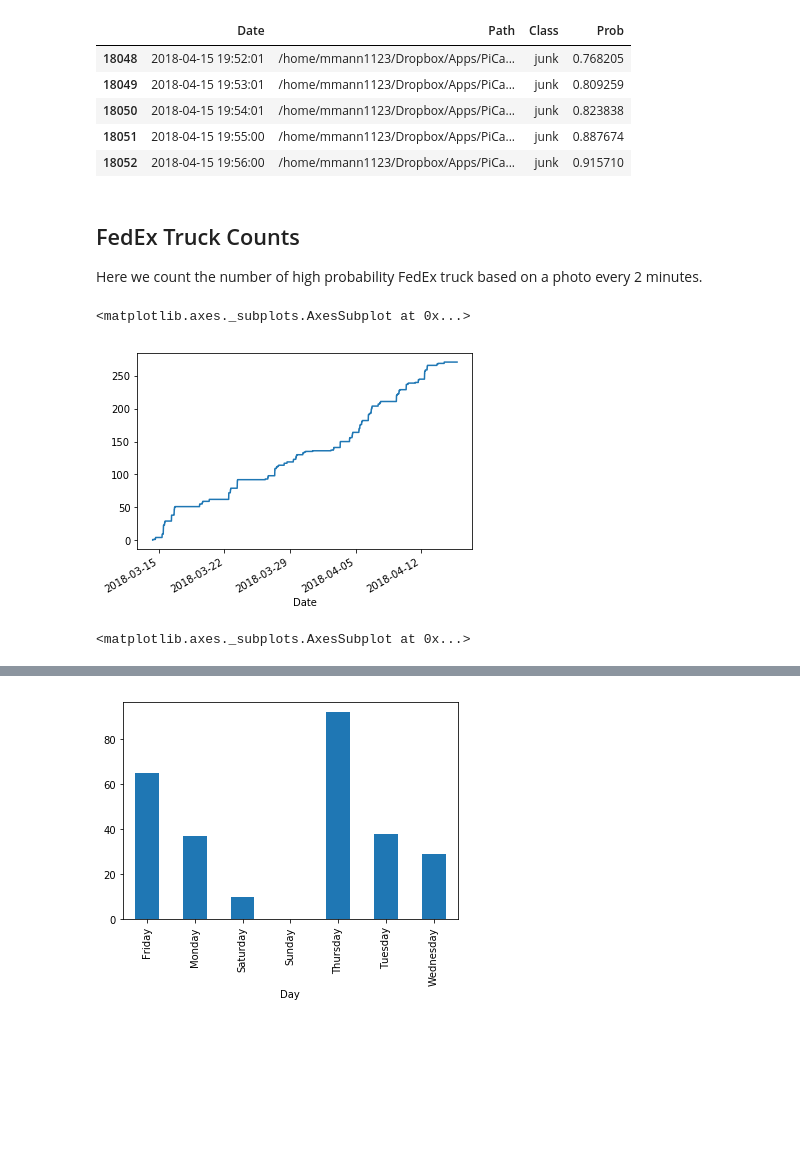
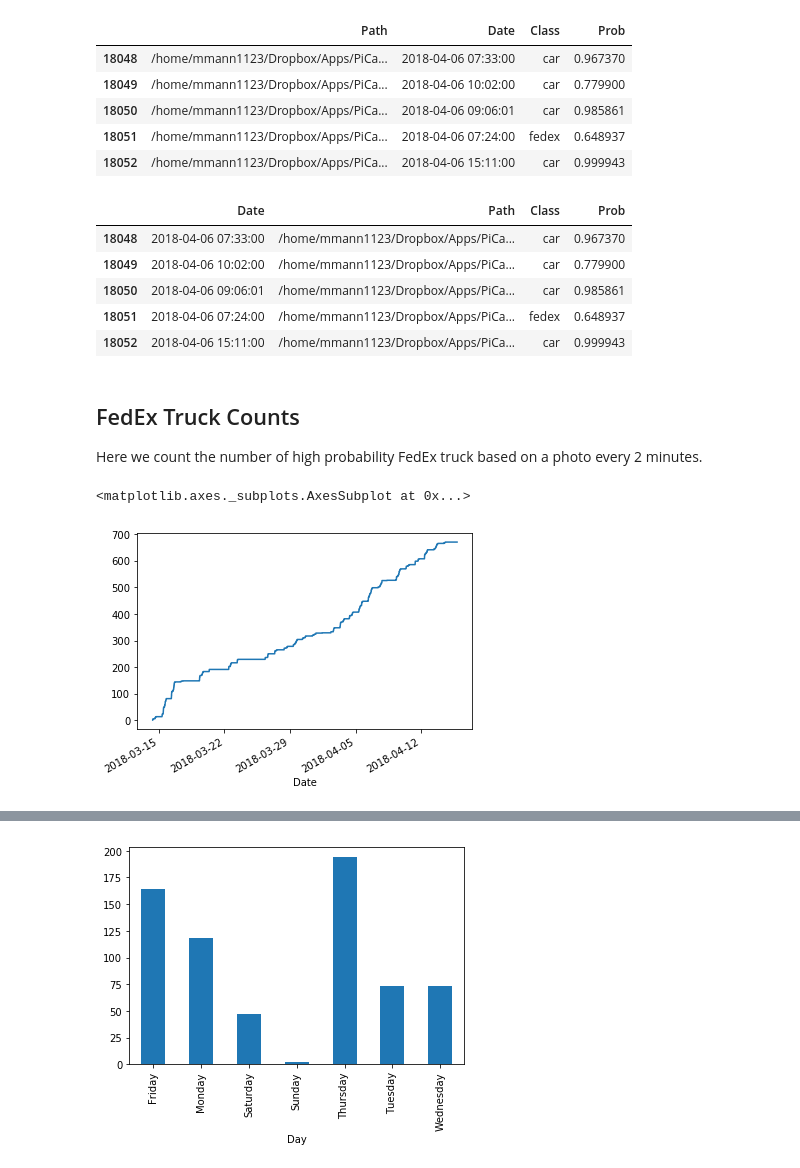
Before and after one commit to mmann1123/PiCameraClassifier, a Jupyter notebook: Plot_Classification_Timeseries.ipynb, the cells around one changed output, grey strips where cells are left out. Cells and saved outputs as stored; diff of their text form; code cells hidden in the pictures; blank space fills up the shorter version.

```diff
--- a/Plot_Classification_Timeseries.ipynb
+++ b/Plot_Classification_Timeseries.ipynb
@@ -120,16 +87,25 @@ df.to_csv('./predicted_labels.csv')
+# %%
+df.tail()
+# %% [output]
+|  | Path | Date | Class | Prob |
+| 18048 | /home/mmann1123/Dropbox/Apps/PiCa... | 2018-04-06 07:33:00 | car | 0.967370 |
+| 18049 | /home/mmann1123/Dropbox/Apps/PiCa... | 2018-04-06 10:02:00 | car | 0.779900 |
+| 18050 | /home/mmann1123/Dropbox/Apps/PiCa... | 2018-04-06 09:06:01 | car | 0.985861 |
+| 18051 | /home/mmann1123/Dropbox/Apps/PiCa... | 2018-04-06 07:24:00 | fedex | 0.648937 |
+| 18052 | /home/mmann1123/Dropbox/Apps/PiCa... | 2018-04-06 15:11:00 | car | 0.999943 |
 # %%
 df = pd.read_csv('./predicted_labels.csv',)
 df = df.loc[:,['Date','Path','Class','Prob']]
-        date_time =
+     #   date_time =
 
 df.tail()
 # %% [output]
 |  | Date | Path | Class | Prob |
-| 18048 | 2018-04-15 19:52:01 | /home/mmann1123/Dropbox/Apps/PiCa... | junk | 0.768205 |
-| 18049 | 2018-04-15 19:53:01 | /home/mmann1123/Dropbox/Apps/PiCa... | junk | 0.809259 |
-| 18050 | 2018-04-15 19:54:01 | /home/mmann1123/Dropbox/Apps/PiCa... | junk | 0.823838 |
-| 18051 | 2018-04-15 19:55:00 | /home/mmann1123/Dropbox/Apps/PiCa... | junk | 0.887674 |
-| 18052 | 2018-04-15 19:56:00 | /home/mmann1123/Dropbox/Apps/PiCa... | junk | 0.915710 |
+| 18048 | 2018-04-06 07:33:00 | /home/mmann1123/Dropbox/Apps/PiCa... | car | 0.967370 |
+| 18049 | 2018-04-06 10:02:00 | /home/mmann1123/Dropbox/Apps/PiCa... | car | 0.779900 |
+| 18050 | 2018-04-06 09:06:01 | /home/mmann1123/Dropbox/Apps/PiCa... | car | 0.985861 |
+| 18051 | 2018-04-06 07:24:00 | /home/mmann1123/Dropbox/Apps/PiCa... | fedex | 0.648937 |
+| 18052 | 2018-04-06 15:11:00 | /home/mmann1123/Dropbox/Apps/PiCa... | car | 0.999943 |
 # %% [markdown]
 ## FedEx Truck Counts
 Here we count the number of high probability FedEx truck based on a photo every 2 minutes.
@@ -144,9 +120,9 @@ fedex = fedex.assign(CumSum=pd.Series(fedex.Count.cumsum()  ).values)
 fedex.CumSum.plot()
 # %% [output]
 <matplotlib.axes._subplots.AxesSubplot at 0x...>
-[figure, old version]
+[figure, new version]
 # %%
 fedex = fedex.assign(Day=pd.Series(fedex.index.strftime('%A')).values)
 fedex[['Day', 'Count']].groupby('Day').sum().plot(kind='bar', legend=None)
+fedex.head()
 # %% [output]
-<matplotlib.axes._subplots.AxesSubplot at 0x...>
@@ -153 +136 @@ fedex[['Day', 'Count']].groupby('Day').sum().plot(kind='bar', legend=None)
-[figure, old version]
+[figure, new version]
```
Also changed, not shown: parts of 12 cells of this notebook, 13 other files.
